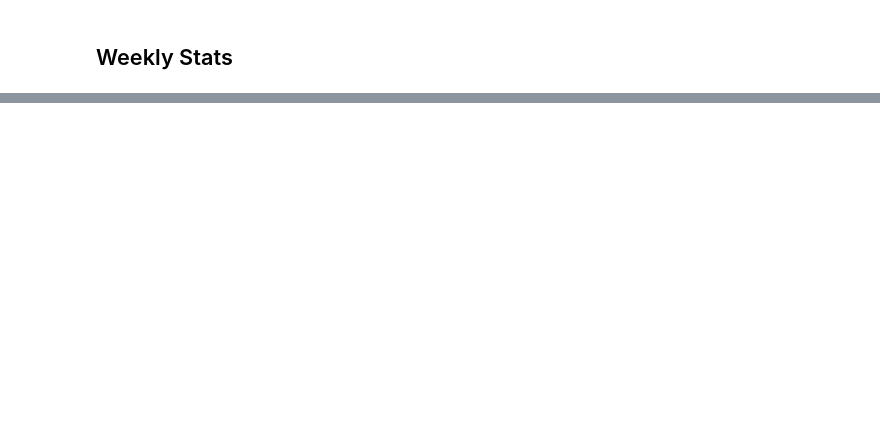
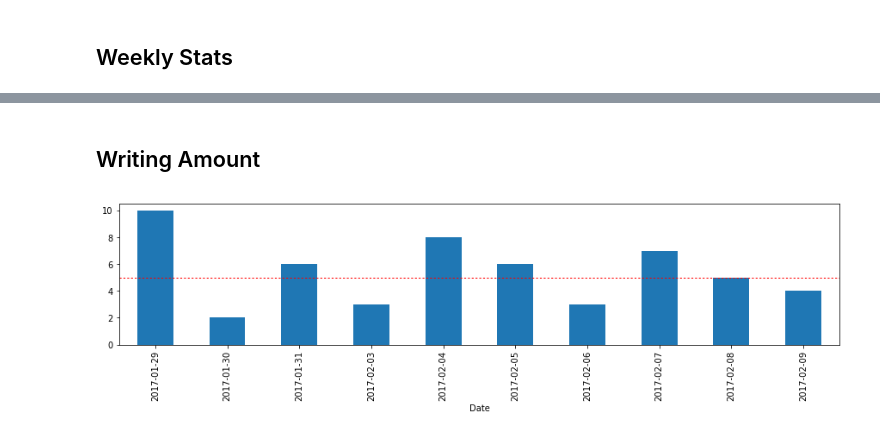
Before and after one commit to jykim/mdt, a Jupyter notebook: notebooks/MDT - prod.ipynb, the cells around one changed output, grey strips where cells are left out. Saved outputs shown, nothing was run; the diff lists cells and outputs as text; code cells hidden in the pictures; blank space fills up the shorter version.

```diff
--- a/notebooks/MDT - prod.ipynb
+++ b/notebooks/MDT - prod.ipynb
@@ -85,0 +81,14 @@ weekly.ix[:,3:].plot(kind="bar", figsize=[10,3])
+# %%
+# Filter journals only
+dj = dt[dt.T1.str.contains("^20")]
+djs = ms.add_stat(dj, "h")
+djs.rename(columns={"Filename": "Week", "T1": "Date", "h":"Happiness"}, inplace=True)
+# %% [markdown]
+## Writing Amount
+# %%
+djsa = djs.groupby(["Date"]).agg({'TXT': ['count']})
+plt = djsa[-10:].plot(kind="bar", figsize=[15,3])
+plt.legend_.remove()
+plt.axhline(y=5, linewidth=1, color = 'red', linestyle = 'dotted');
+# %% [output]
+[figure, added]
```
Also changed, not shown: parts of 15 cells of this notebook.
